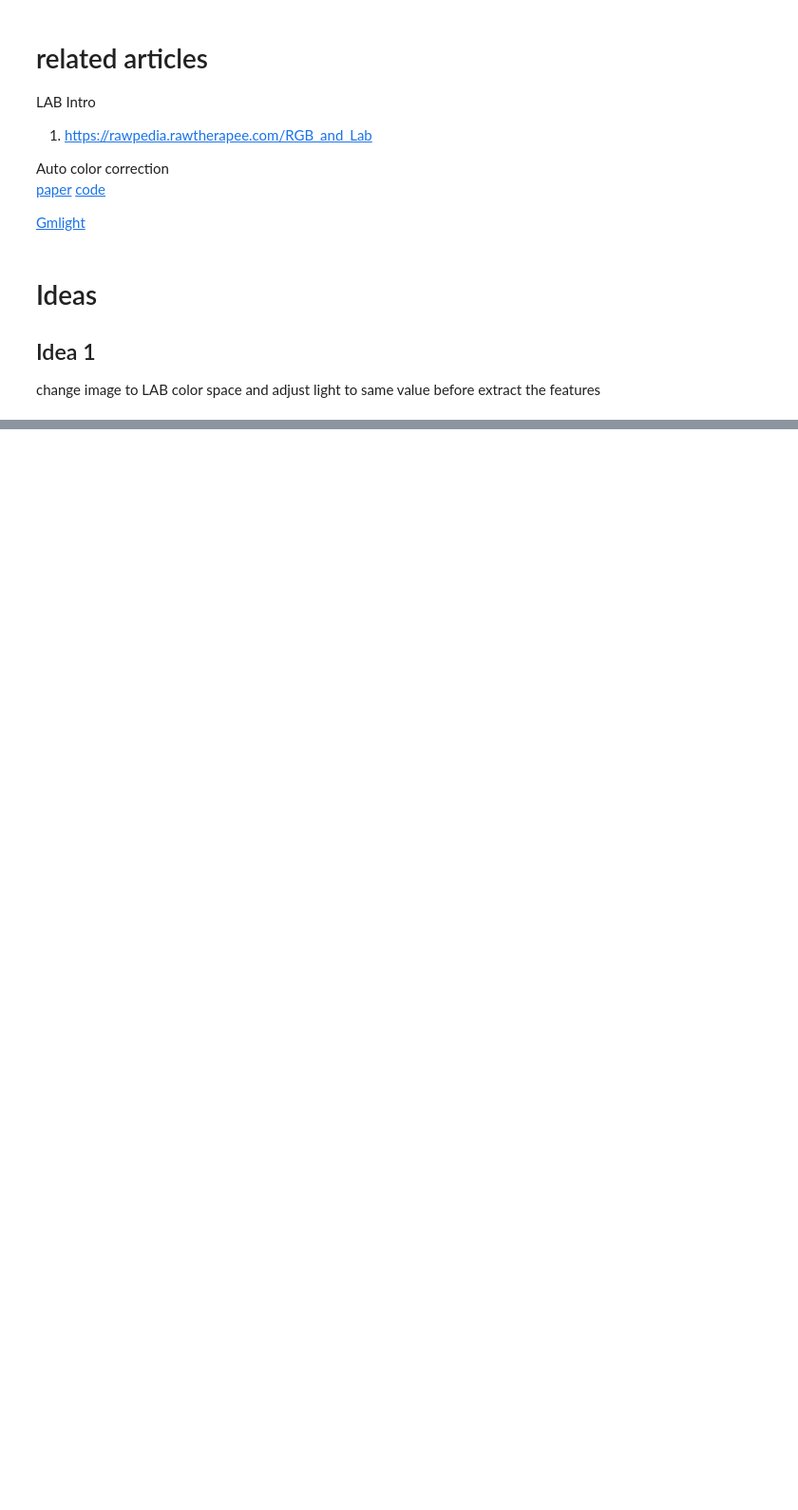
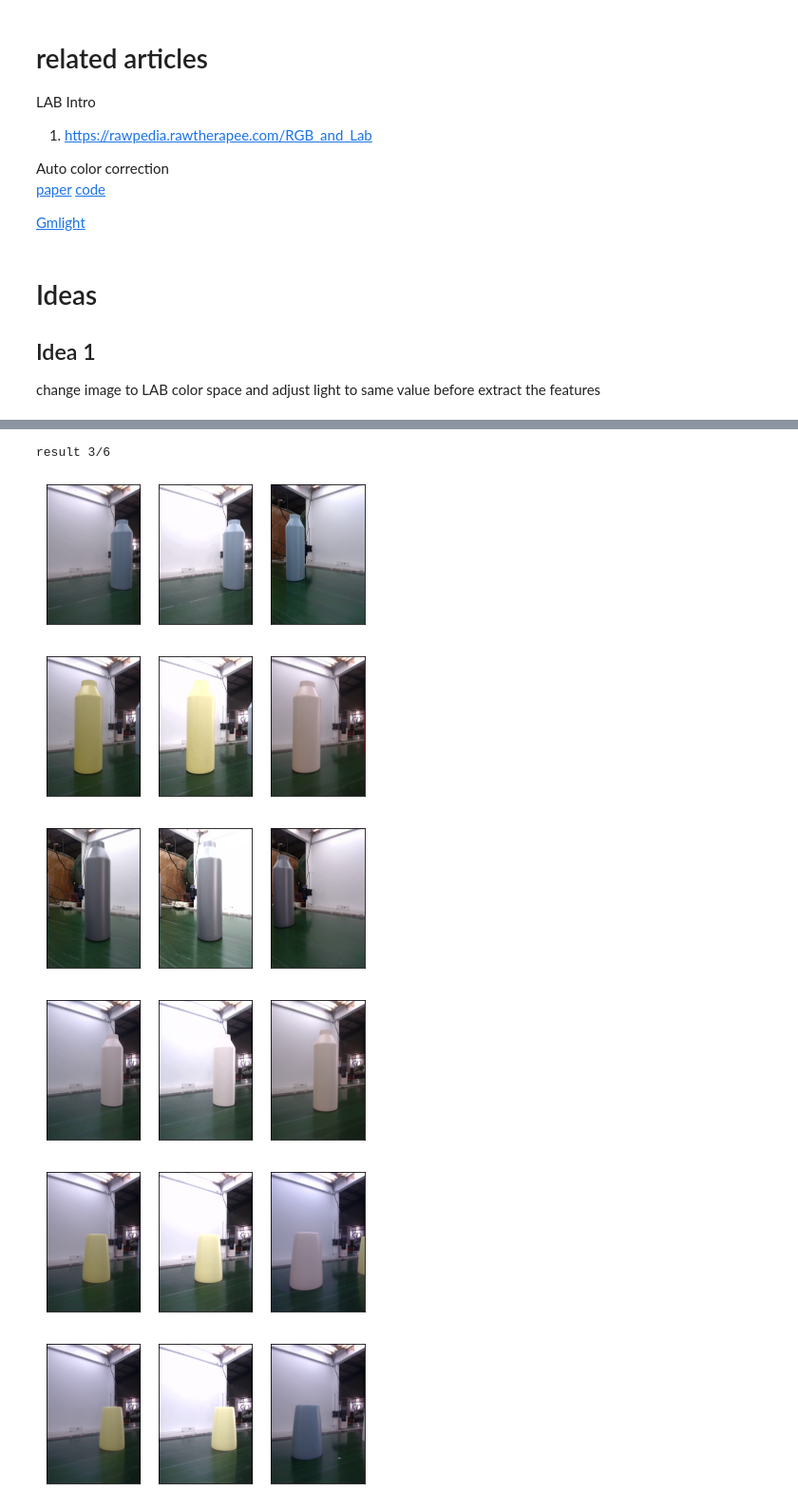
Before and after one commit to MM2021-811/ImageIdentification, a Jupyter notebook: colorspace.ipynb, the cells around one changed output, grey strips where cells are left out. Shown at 95% size. Drawn from its saved outputs; the diff is of its cells as text; code cells hidden in the pictures; blank space fills up the shorter version.

```diff
--- a/colorspace.ipynb
+++ b/colorspace.ipynb
@@ -45,0 +129,53 @@ video:155604kB audio:0kB subtitle:0kB other streams:0kB global headers:0kB muxin
+# %%
+import cv2
+import matplotlib.pyplot as plt
+from util.vearchutil import VearchUtil
+
+
+model_name = "vgg16"
+image_name = './color_corrected.png'
+util = VearchUtil(model_name=model_name)
+item = util.search_by_image(image=image_name)
+
+pprint(item)
+
+image = cv2.imread(image_name)
+image = cv2.cvtColor(image, cv2.COLOR_BGR2RGB)
+
+image2 = cv2.imread(item["data"]["image_name"])
+image2 = cv2.cvtColor(image2, cv2.COLOR_BGR2RGB)
+
+TestUtil.plot_images([image,image2])
+# %%
+from util.testutil import TestUtil
+import cv2
+import matplotlib.pyplot as plt
+
+model_name = "vgg16"
+image_name = './data/zerobox_light/images/babyblue01/output0079.png'
+
+wrong_images = ['./data/zerobox_light/images/babyblue01/output0079.png',
+ './data/zerobox_light/images/beige01/output0072.png',
+ './data/zerobox_light/images/lavender01/output0084.png',
+ './data/zerobox_light/images/white02/output0064.png',
+ './data/zerobox_light/images/yellow03/bumbler0021.png',
+ './data/zerobox_light/images/yellow03/bumbler0022.png']
+
+testUtil = TestUtil(model_name)
+cnt_correct = 0
+for image_name in wrong_images:
+    (correct,images) = testUtil.test_color_correction(image_name=image_name)
+    if correct is True:
+        cnt_correct += 1
+
+    TestUtil.plot_images(images)
+
+print(f"result {cnt_correct}/{len(wrong_images)}")
+# %% [output]
+result 3/6
+[figure, added]
+[figure, added]
+[figure, added]
+[figure, added]
+[figure, added]
+[figure, added]
```
Also changed, not shown: parts of 11 cells of this notebook, 10 other files.
